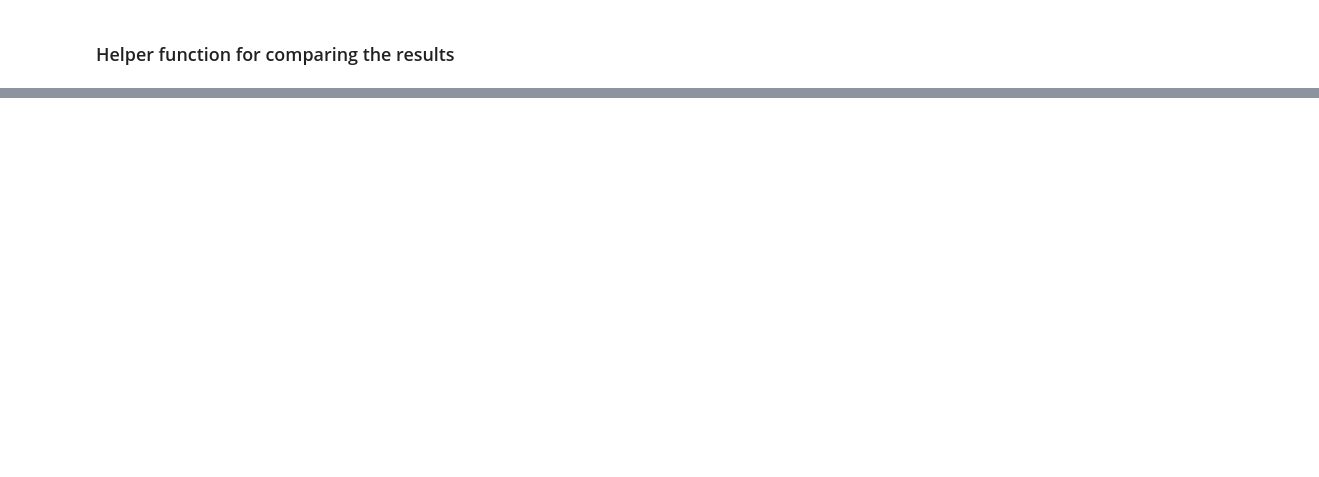
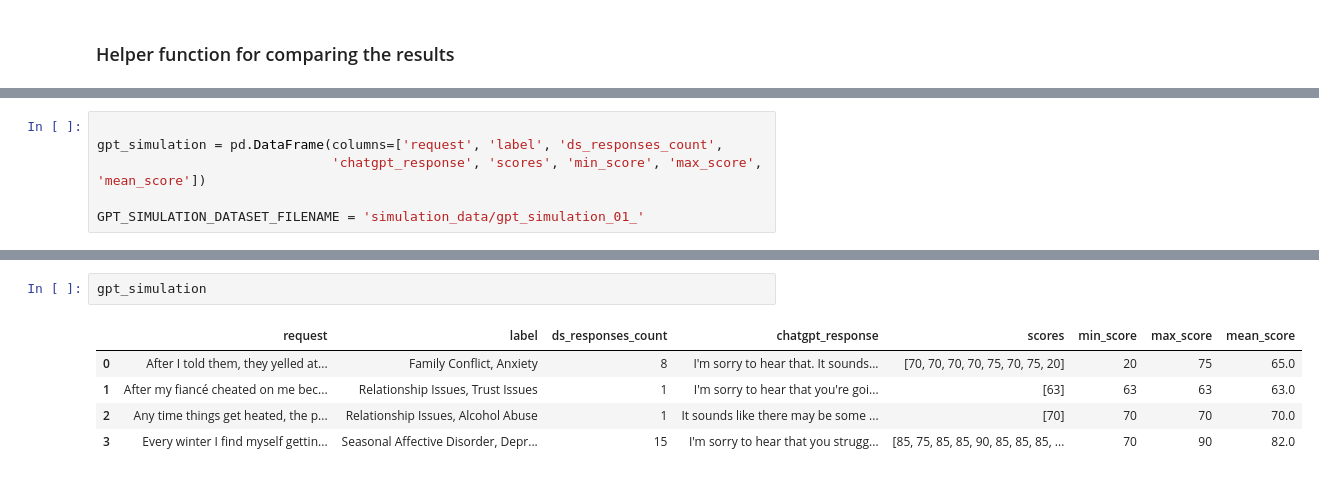
Before and after one commit to MIT-Emerging-Talent/2024-group-03-cdsp, a Jupyter notebook: 3_data_analysis/chatgpt_simulation/notebook_chatgpt_simulation.ipynb, the cells around one changed output, grey strips where cells are left out. Cells and saved outputs as stored; diff of their text form; blank space fills up the shorter version.

```diff
--- a/3_data_analysis/chatgpt_simulation/notebook_chatgpt_simulation.ipynb
+++ b/3_data_analysis/chatgpt_simulation/notebook_chatgpt_simulation.ipynb
@@ -956,0 +443,6 @@ I'm sorry that you are having a difficult time.I wonder about how your friendshi
+# %%
+
+gpt_simulation = pd.DataFrame(columns=['request', 'label', 'ds_responses_count',
+                              'chatgpt_response', 'scores', 'min_score', 'max_score', 'mean_score'])
+
+GPT_SIMULATION_DATASET_FILENAME = 'simulation_data/gpt_simulation_01_'
@@ -956,0 +572,8 @@ I'm sorry that you are having a difficult time.I wonder about how your friendshi
+# %%
+gpt_simulation
+# %% [output]
+|  | request | label | ds_responses_count | chatgpt_response | scores | min_score | max_score | mean_score |
+| 0 | After I told them, they yelled at... | Family Conflict, Anxiety | 8 | I'm sorry to hear that. It sounds... | [70, 70, 70, 70, 75, 70, 75, 20] | 20 | 75 | 65.0 |
+| 1 | After my fiancé cheated on me bec... | Relationship Issues, Trust Issues | 1 | I'm sorry to hear that you're goi... | [63] | 63 | 63 | 63.0 |
+| 2 | Any time things get heated, the p... | Relationship Issues, Alcohol Abuse | 1 | It sounds like there may be some ... | [70] | 70 | 70 | 70.0 |
+| 3 | Every winter I find myself gettin... | Seasonal Affective Disorder, Depr... | 15 | I'm sorry to hear that you strugg... | [85, 75, 85, 85, 90, 85, 85, 85, ... | 70 | 90 | 82.0 |
```
Also changed, not shown: parts of 117 cells of this notebook, 5 other files.
